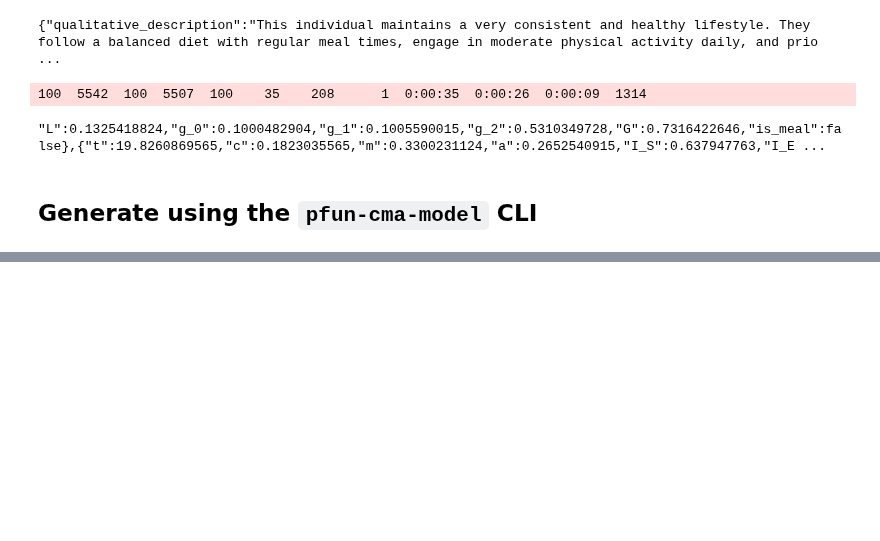
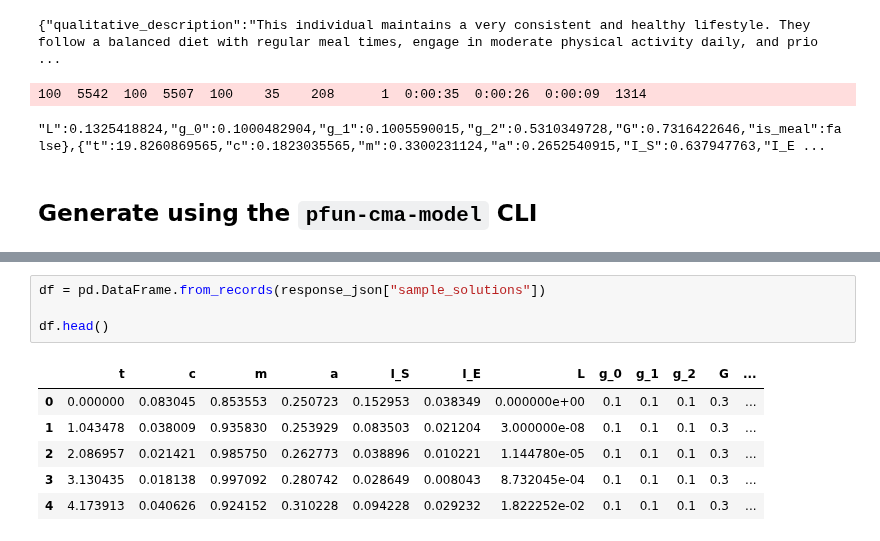
Before and after one commit to pfun-health/pfun-cma-model, a Jupyter notebook: examples/notebooks/visualize-generated-scenarios.ipynb, the cells around one changed output, grey strips where cells are left out. Saved outputs shown, nothing was run; the diff lists cells and outputs as text; blank space fills up the shorter version.

```diff
--- a/examples/notebooks/visualize-generated-scenarios.ipynb
+++ b/examples/notebooks/visualize-generated-scenarios.ipynb
@@ -27,0 +64,11 @@
+# %%
+df = pd.DataFrame.from_records(response_json["sample_solutions"])
+
+df.head()
+# %% [output]
+|  | t | c | m | a | I_S | I_E | L | g_0 | g_1 | g_2 | G | ... |
+| 0 | 0.000000 | 0.083045 | 0.853553 | 0.250723 | 0.152953 | 0.038349 | 0.000000e+00 | 0.1 | 0.1 | 0.1 | 0.3 | ... |
+| 1 | 1.043478 | 0.038009 | 0.935830 | 0.253929 | 0.083503 | 0.021204 | 3.000000e-08 | 0.1 | 0.1 | 0.1 | 0.3 | ... |
+| 2 | 2.086957 | 0.021421 | 0.985750 | 0.262773 | 0.038896 | 0.010221 | 1.144780e-05 | 0.1 | 0.1 | 0.1 | 0.3 | ... |
+| 3 | 3.130435 | 0.018138 | 0.997092 | 0.280742 | 0.028649 | 0.008043 | 8.732045e-04 | 0.1 | 0.1 | 0.1 | 0.3 | ... |
+| 4 | 4.173913 | 0.040626 | 0.924152 | 0.310228 | 0.094228 | 0.029232 | 1.822252e-02 | 0.1 | 0.1 | 0.1 | 0.3 | ... |
```
Also changed, not shown: parts of 9 cells of this notebook.
